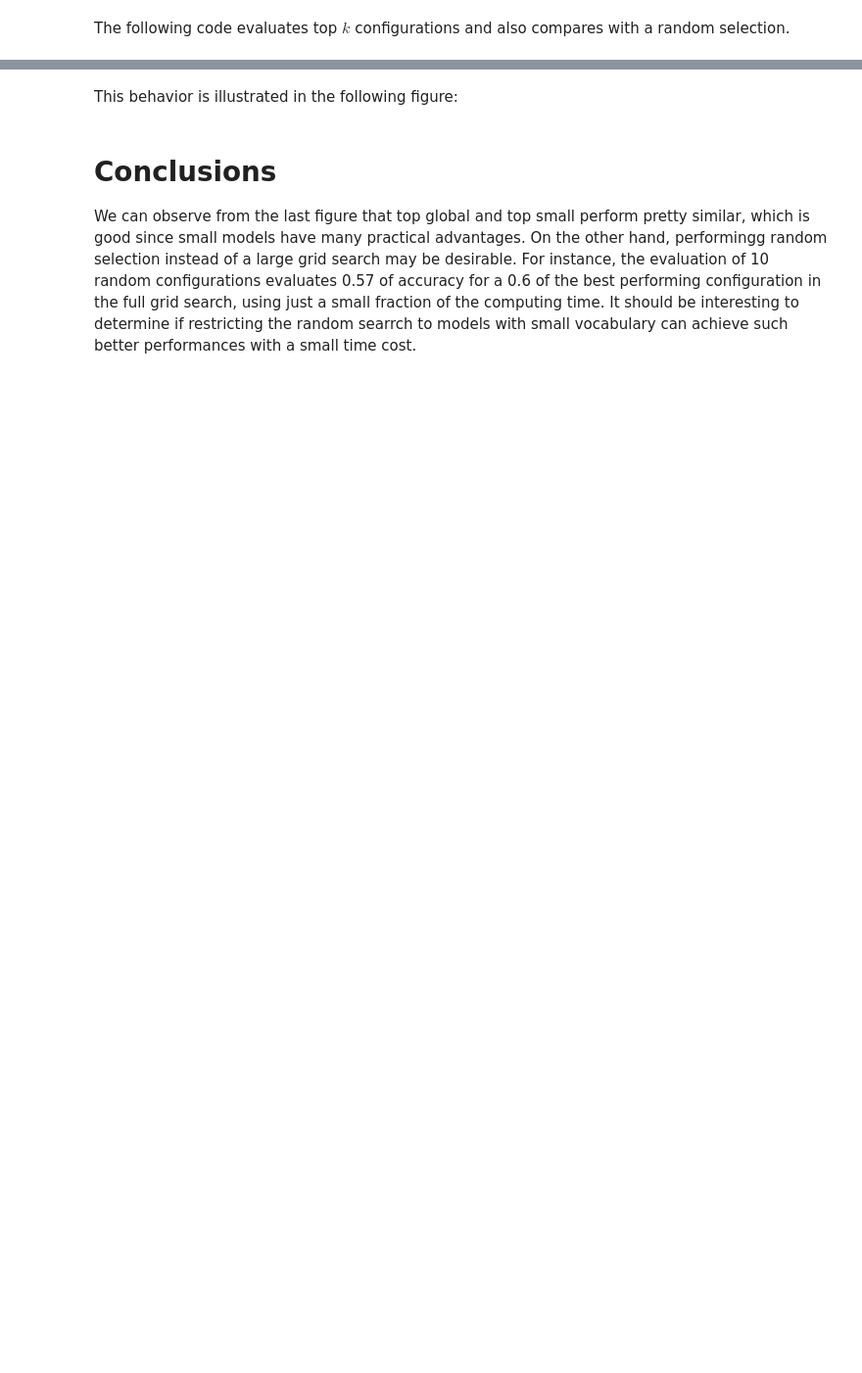
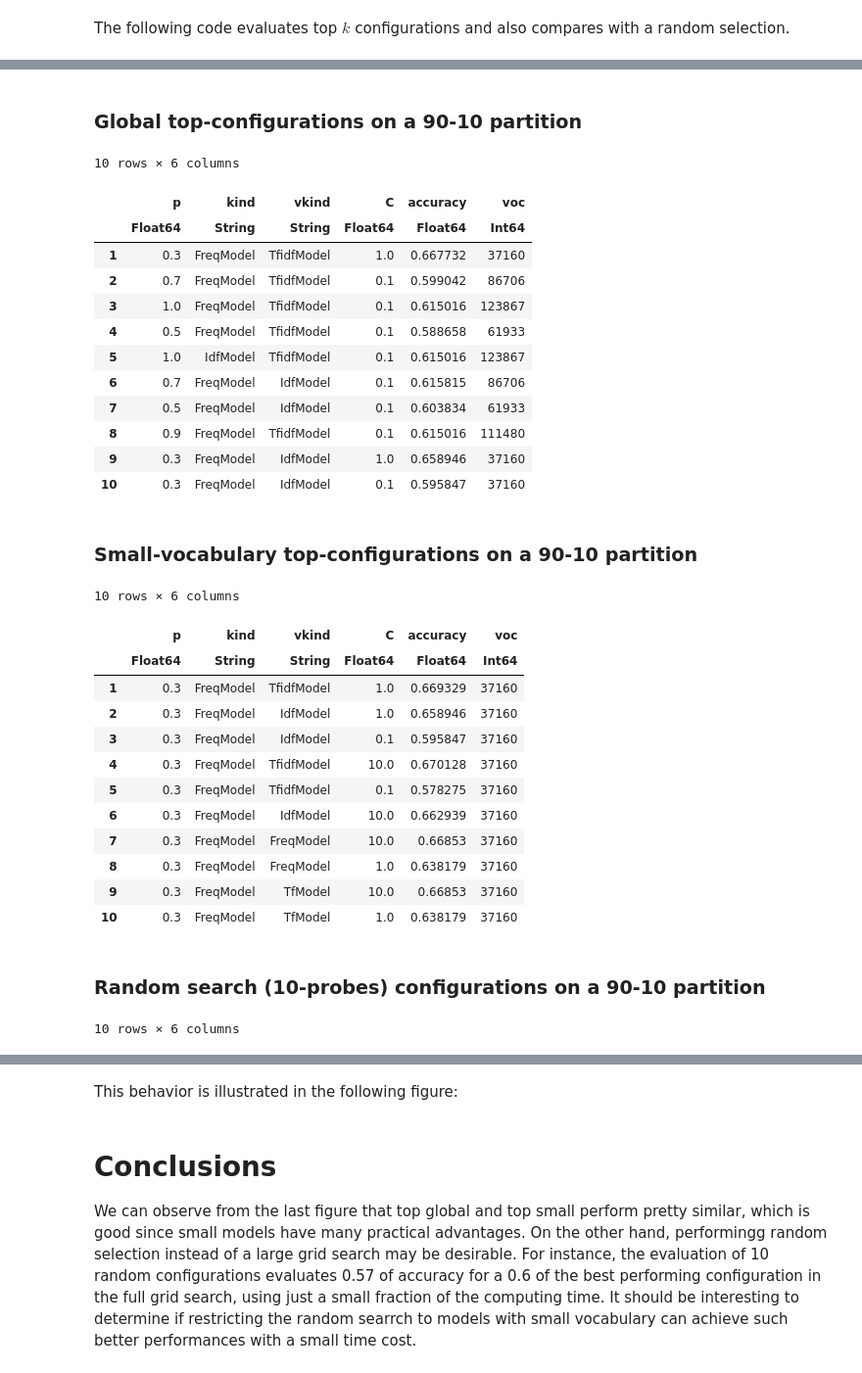
Before and after one commit to sadit/TextSearch.jl, a Jupyter notebook: examples/emospace-model-selection.ipynb, the cells around one changed output, grey strips where cells are left out. Shown at 98% size. Saved outputs shown, nothing was run; the diff lists cells and outputs as text; code cells hidden in the pictures; blank space fills up the shorter version.

```diff
--- a/examples/emospace-model-selection.ipynb
+++ b/examples/emospace-model-selection.ipynb
@@ -300,0 +294,38 @@ e = (p = 0.3, kind = IdfModel, vkind = IdfModel, C = 0.1, accuracy = 0.340165025
+# %%
+display("text/markdown", "### Global top-configurations on a 90-10 partition")
+display(top)
+display("text/markdown", "### Small-vocabulary top-configurations on a 90-10 partition")
+display(topsmall)
+display("text/markdown", "### Random search (10-probes) configurations on a 90-10 partition")
+display(toprand)
+# %% [output]
+### Global top-configurations on a 90-10 partition
+10 rows × 6 columns
+|  | p | kind | vkind | C | accuracy | voc |
+|  | Float64 | String | String | Float64 | Float64 | Int64 |
+| 1 | 0.3 | FreqModel | TfidfModel | 1.0 | 0.667732 | 37160 |
+| 2 | 0.7 | FreqModel | TfidfModel | 0.1 | 0.599042 | 86706 |
+| 3 | 1.0 | FreqModel | TfidfModel | 0.1 | 0.615016 | 123867 |
+| 4 | 0.5 | FreqModel | TfidfModel | 0.1 | 0.588658 | 61933 |
+| 5 | 1.0 | IdfModel | TfidfModel | 0.1 | 0.615016 | 123867 |
+| 6 | 0.7 | FreqModel | IdfModel | 0.1 | 0.615815 | 86706 |
+| 7 | 0.5 | FreqModel | IdfModel | 0.1 | 0.603834 | 61933 |
+| 8 | 0.9 | FreqModel | TfidfModel | 0.1 | 0.615016 | 111480 |
+| 9 | 0.3 | FreqModel | IdfModel | 1.0 | 0.658946 | 37160 |
+| 10 | 0.3 | FreqModel | IdfModel | 0.1 | 0.595847 | 37160 |
+### Small-vocabulary top-configurations on a 90-10 partition
+10 rows × 6 columns
+|  | p | kind | vkind | C | accuracy | voc |
+|  | Float64 | String | String | Float64 | Float64 | Int64 |
+| 1 | 0.3 | FreqModel | TfidfModel | 1.0 | 0.669329 | 37160 |
+| 2 | 0.3 | FreqModel | IdfModel | 1.0 | 0.658946 | 37160 |
+| 3 | 0.3 | FreqModel | IdfModel | 0.1 | 0.595847 | 37160 |
+| 4 | 0.3 | FreqModel | TfidfModel | 10.0 | 0.670128 | 37160 |
+| 5 | 0.3 | FreqModel | TfidfModel | 0.1 | 0.578275 | 37160 |
+| 6 | 0.3 | FreqModel | IdfModel | 10.0 | 0.662939 | 37160 |
+| 7 | 0.3 | FreqModel | FreqModel | 10.0 | 0.66853 | 37160 |
+| 8 | 0.3 | FreqModel | FreqModel | 1.0 | 0.638179 | 37160 |
+| 9 | 0.3 | FreqModel | TfModel | 10.0 | 0.66853 | 37160 |
+| 10 | 0.3 | FreqModel | TfModel | 1.0 | 0.638179 | 37160 |
+### Random search (10-probes) configurations on a 90-10 partition
+10 rows × 6 columns
```
Also changed, not shown: parts of 8 cells of this notebook, 6 other files.
